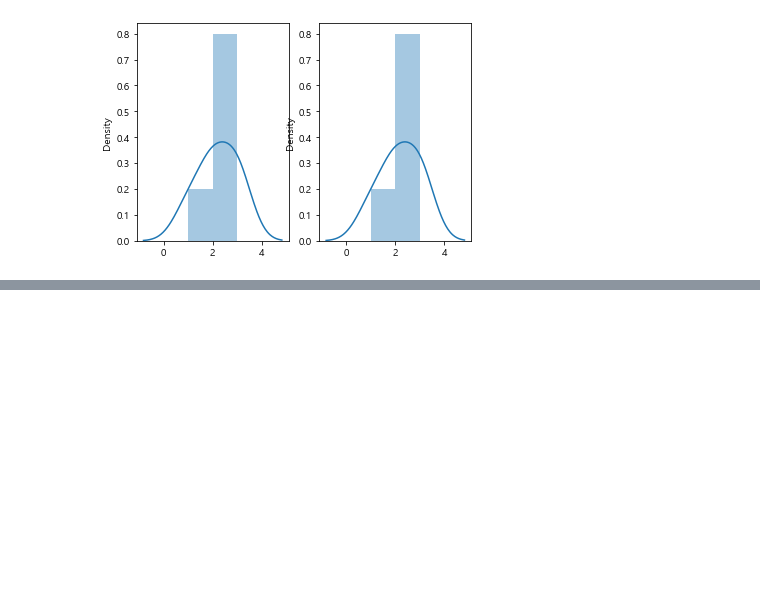
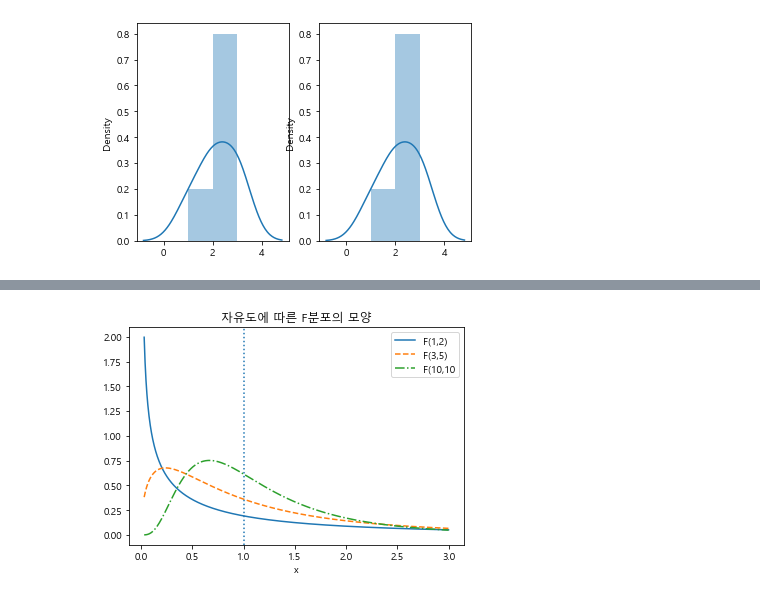
Before and after one commit to ghdakrk/math, a Jupyter notebook: 14.practice.ipynb, the cells around one changed output, grey strips where cells are left out. Drawn from its saved outputs; the diff is of its cells as text; code cells hidden in the pictures; blank space fills up the shorter version.

```diff
--- a/14.practice.ipynb
+++ b/14.practice.ipynb
@@ -99,0 +165,12 @@ sns.distplot([1,2,3,3,2])
+# %%
+xx = np.linspace(0.03, 3, 1000)
+plt.plot(xx, sp.stats.f(1,2).pdf(xx), ls='-', label='F(1,2)')
+plt.plot(xx, sp.stats.f(3,5).pdf(xx), ls='--', label='F(3,5)')
+plt.plot(xx, sp.stats.f(10,10).pdf(xx), ls='-.', label='F(10,10')
+plt.axvline(1, ls=':')
+plt.xlabel('x')
+plt.title('자유도에 따른 F분포의 모양')
+plt.legend()
+plt.show()
+# %% [output]
+[figure, added]
```
Also changed, not shown: parts of 6 cells of this notebook, 1 other file.
